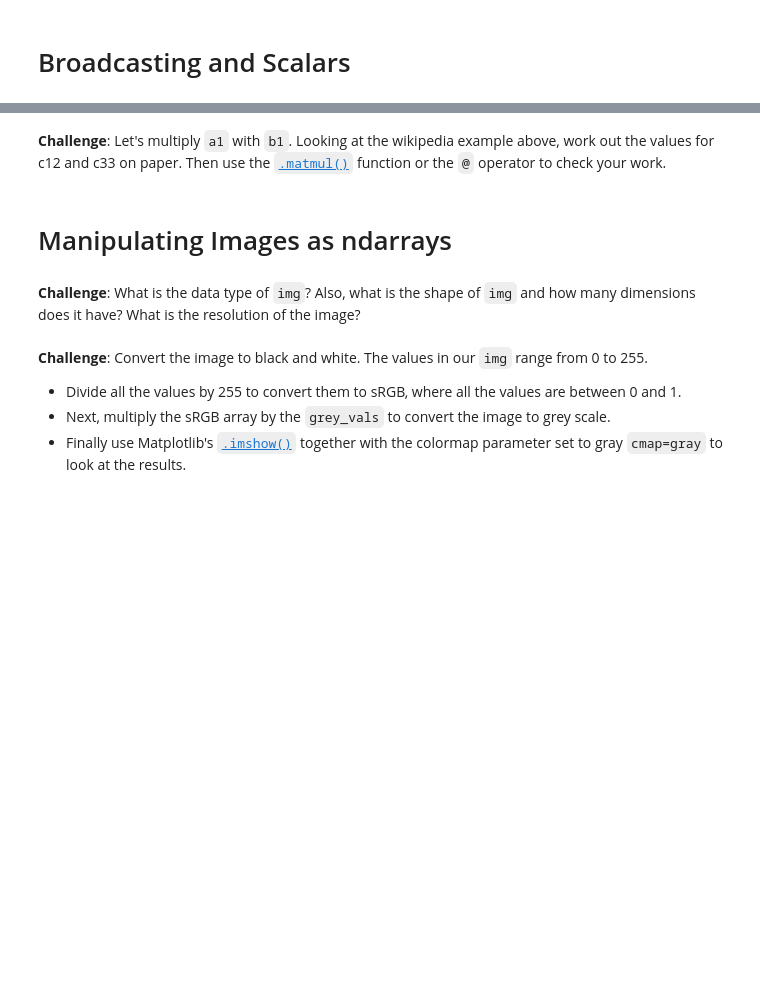
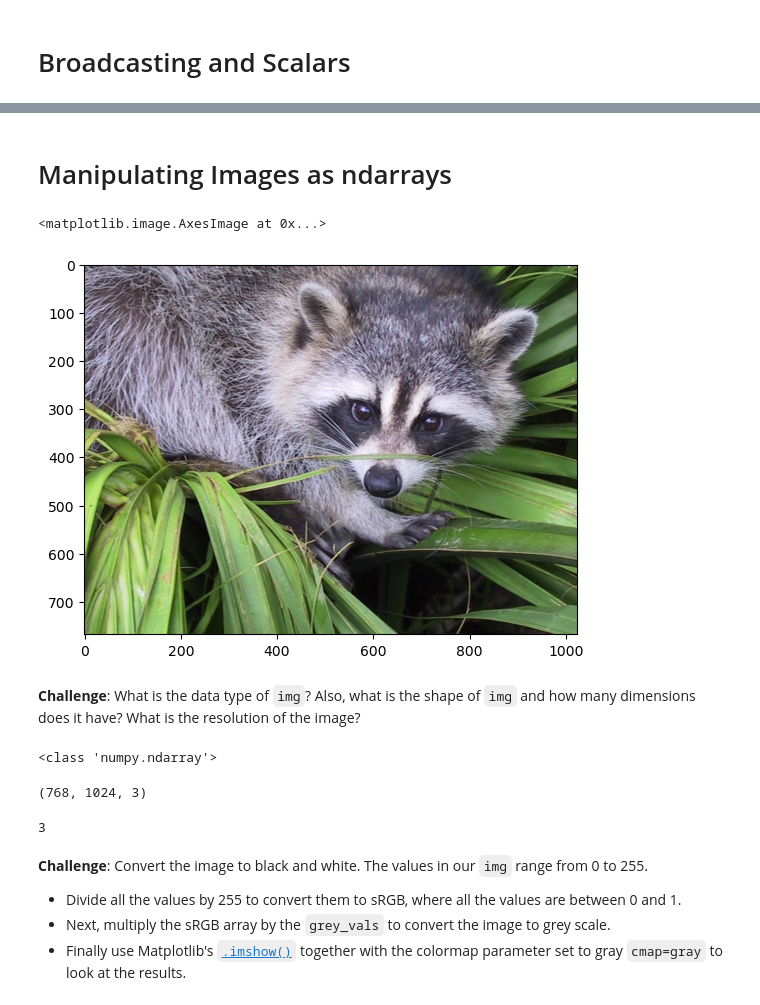
Before and after one commit to thedarkarchitect/basic_python_DS, a Jupyter notebook: Computation with NumPy/Computation_with_NumPy_and_N_Dimensional_Arrays.ipynb, the cells around one changed output, grey strips where cells are left out. Cells and saved outputs as stored; diff of their text form; code cells hidden in the pictures; blank space fills up the shorter version.

Commit message:
added to numpy

```diff
--- a/Computation with NumPy/Computation_with_NumPy_and_N_Dimensional_Arrays.ipynb
+++ b/Computation with NumPy/Computation_with_NumPy_and_N_Dimensional_Arrays.ipynb
@@ -203,9 +277,26 @@ Dimensions of result: (4x2)*(2x3)=(4x3)
-# %% [markdown]
-**Challenge**: Let's multiply `a1` with `b1`. Looking at the wikipedia example above, work out the values for c12 and c33 on paper. Then use the [`.matmul()`](https://numpy.org/doc/stable/reference/generated/numpy.matmul.html) function or the `@` operator to check your work.
 # %% [markdown]
 # Manipulating Images as ndarrays
+# %%
+img = misc.face()#Contains the image of a racoon face
+plt.imshow(img)#The image is plotted
+# %% [output]
+<matplotlib.image.AxesImage at 0x...>
+[figure, added]
 # %% [markdown]
 **Challenge**: What is the data type of `img`? Also, what is the shape of `img` and how many dimensions does it have? What is the resolution of the image?
+# %%
+#The datetype of the img
+print(type(img))
+# %% [output]
+<class 'numpy.ndarray'>
+# %%
+print(img.shape)
+# %% [output]
+(768, 1024, 3)
+# %%
+print(img.ndim)
+# %% [output]
+3
 # %% [markdown]
 **Challenge**: Convert the image to black and white. The values in our `img` range from 0 to 255.
 * Divide all the values by 255 to convert them to sRGB, where all the values are between 0 and 1.
```
Also changed, not shown: parts of 32 cells of this notebook.
